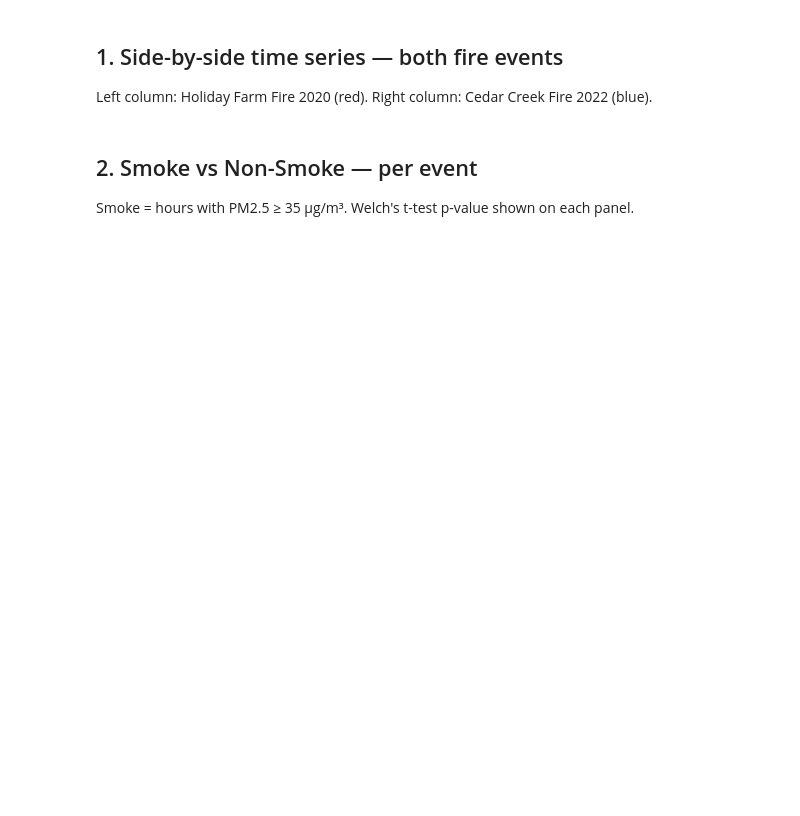
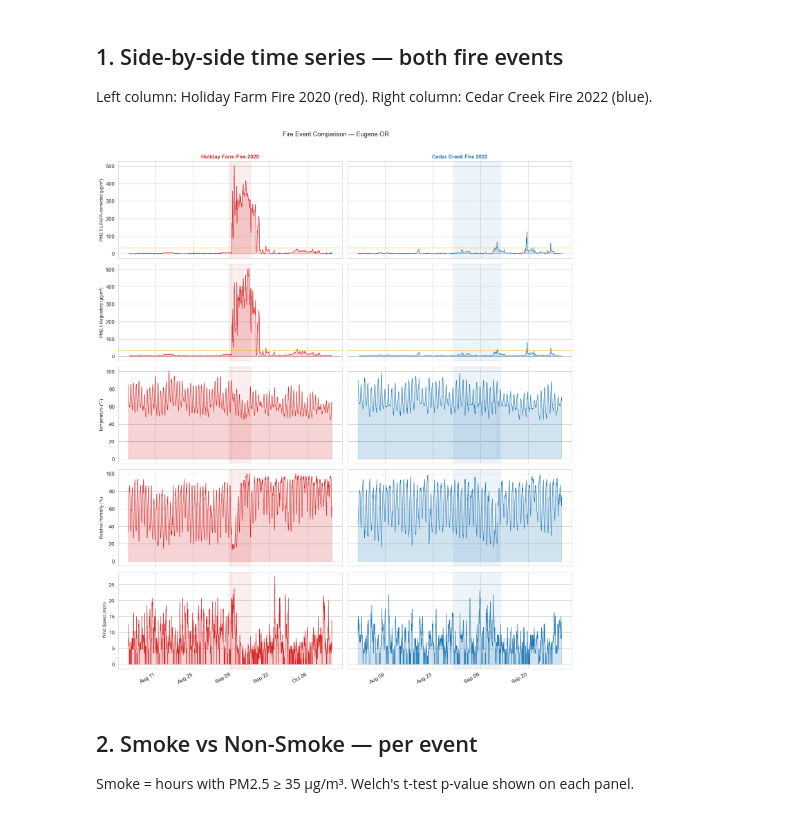
Before and after one commit to djmurphy6/PM2.5-weather, a Jupyter notebook: notebooks/03_initial_analysis.ipynb, the cells around one changed output. Saved outputs shown, nothing was run; the diff lists cells and outputs as text; code cells hidden in the pictures; blank space fills up the shorter version.

```diff
--- a/notebooks/03_initial_analysis.ipynb
+++ b/notebooks/03_initial_analysis.ipynb
@@ -68,7 +80,7 @@ panels = [
 n_rows = len(panels)
 n_cols = len(events)
 fig, axes = plt.subplots(n_rows, n_cols, figsize=(7 * n_cols, 3.2 * n_rows),
-                         sharex='col', sharey='row')
+                         sharex='col', sharey='row', squeeze=False)
 
 # Peak smoke windows per event
 PEAKS = {
@@ -80,33 +92,35 @@ for col_idx, (event_name, edf) in enumerate(events.items()):
     color = EVENT_COLORS[event_name]
     for row_idx, (col, label) in enumerate(panels):
         ax = axes[row_idx, col_idx]
         if col not in edf.columns:
             ax.set_visible(False)
             continue
         ax.fill_between(edf['timestamp'], edf[col], alpha=0.2, color=color)
         ax.plot(edf['timestamp'], edf[col], color=color, linewidth=0.8)
         if 'pm2.5' in col:
             ax.axhline(SMOKE_THRESHOLD, color='orange', linestyle='--',
                        linewidth=1, alpha=0.8)
         # Shade peak window
         p0, p1 = PEAKS.get(event_name, (None, None))
         if p0:
             ax.axvspan(pd.Timestamp(p0), pd.Timestamp(p1),
                        alpha=0.08, color=color)
         if row_idx == 0:
             ax.set_title(event_name, fontsize=11, color=color, fontweight='bold')
         if col_idx == 0:
             ax.set_ylabel(label, fontsize=9)
     # Format x-axis date labels on bottom row
     axes[-1, col_idx].xaxis.set_major_formatter(mdates.DateFormatter('%b %d'))
     axes[-1, col_idx].xaxis.set_major_locator(mdates.WeekdayLocator(interval=2))
     plt.setp(axes[-1, col_idx].xaxis.get_majorticklabels(),
              rotation=30, ha='right')
 
 plt.suptitle('Fire Event Comparison — Eugene OR', fontsize=13, y=1.01)
 plt.tight_layout()
 plt.savefig('../data/processed/fig_full_timeseries.png', dpi=150, bbox_inches='tight')
 plt.show()
+# %% [output]
+[figure, added]
 # %% [markdown]
 ## 2. Smoke vs Non-Smoke — per event
 
```
Also changed, not shown: parts of 6 cells of this notebook, 4 other files.
